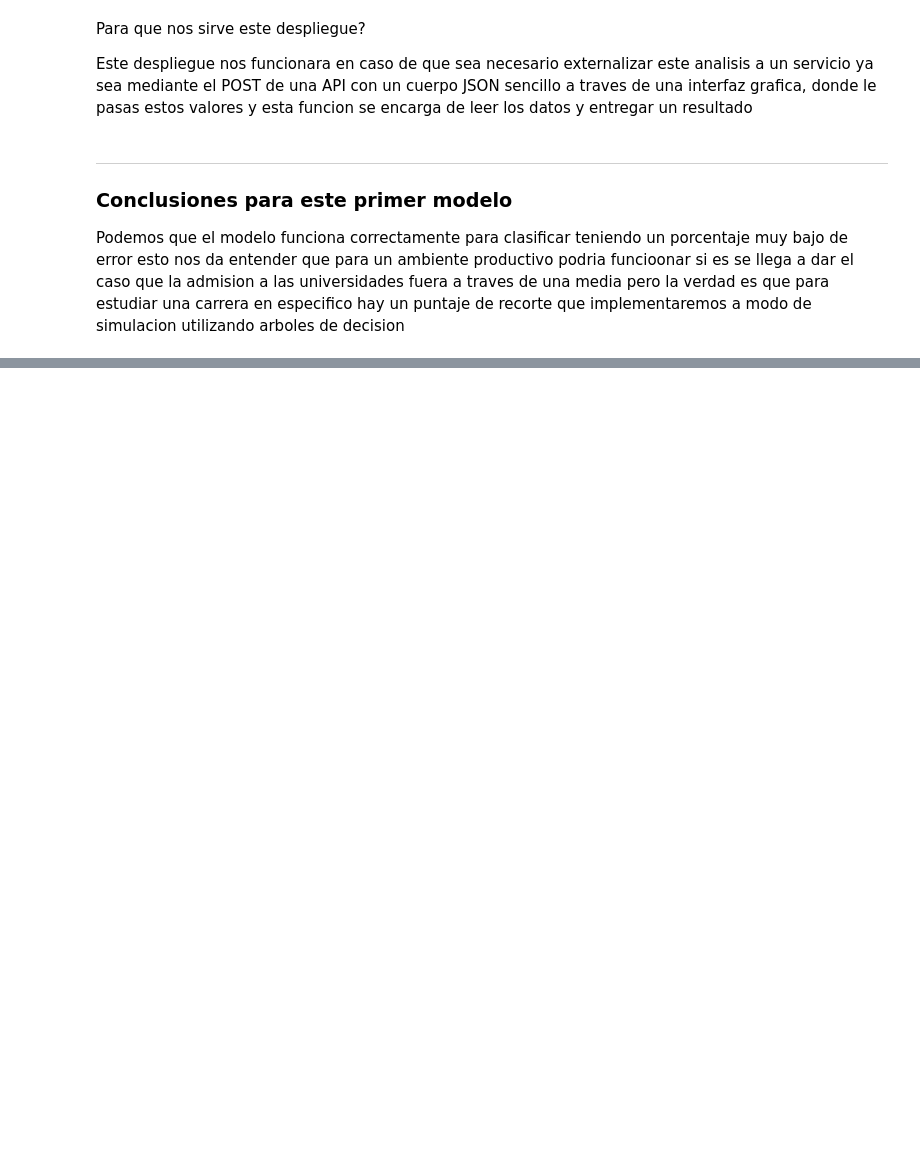
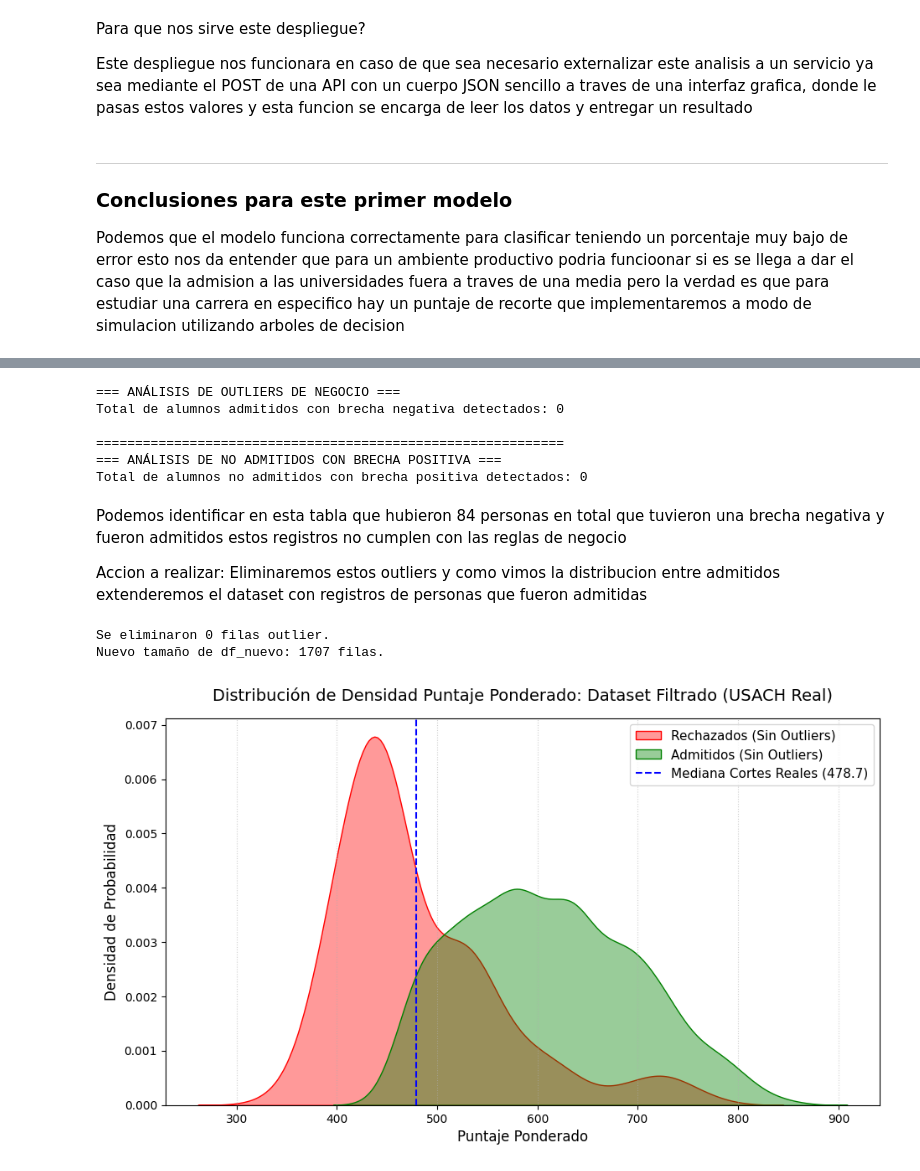
Before and after one commit to Ruhtenio/Mineria_Datos002D, a Jupyter notebook: proyecto_base_mineria.ipynb, the cells around one changed output, grey strips where cells are left out. Saved outputs shown, nothing was run; the diff lists cells and outputs as text; code cells hidden in the pictures; blank space fills up the shorter version.

```diff
--- a/proyecto_base_mineria.ipynb
+++ b/proyecto_base_mineria.ipynb
@@ -790,0 +786,2 @@ La inclusión de variables realistas como `puntaje_corte` y `brecha_puntaje` en
+# %%
+df_nuevo = df_nuevo.drop(columns=['paes'])
@@ -790,0 +799,59 @@ La inclusión de variables realistas como `puntaje_corte` y `brecha_puntaje` en
+# %%
+# Aislar los outliers de negocio: Admitidos con brecha negativa
+outliers_infiltrados = df_nuevo[(df_nuevo['admit'] == 1) & (df_nuevo['brecha_puntaje'] < 0)]
+
+print(f"=== ANÁLISIS DE OUTLIERS DE NEGOCIO ===")
+print(f"Total de alumnos admitidos con brecha negativa detectados: {len(outliers_infiltrados)}")
+
+# Aislar los casos donde NO fueron admitidos pero tenían brecha positiva
+outliers_no_admitidos = df_nuevo[(df_nuevo['admit'] == 0) & (df_nuevo['brecha_puntaje'] >= 0)]
+
+print("\n" + "=" * 60)
+print(f"=== ANÁLISIS DE NO ADMITIDOS CON BRECHA POSITIVA ===")
+print(f"Total de alumnos no admitidos con brecha positiva detectados: {len(outliers_no_admitidos)}")
+# %% [output]
+=== ANÁLISIS DE OUTLIERS DE NEGOCIO ===
+Total de alumnos admitidos con brecha negativa detectados: 0
+
+============================================================
+=== ANÁLISIS DE NO ADMITIDOS CON BRECHA POSITIVA ===
+Total de alumnos no admitidos con brecha positiva detectados: 0
+# %% [markdown]
+Podemos identificar en esta tabla que hubieron 84 personas en total que tuvieron una brecha negativa y fueron admitidos estos registros no cumplen con las reglas de negocio
+
+Accion a realizar: Eliminaremos estos outliers y como vimos la distribucion entre admitidos extenderemos el dataset con registros de personas que fueron admitidas
+# %%
+# Identificar los índices de los outliers a eliminar
+indices_a_eliminar = outliers_infiltrados.index
+
+# Eliminar las filas correspondientes de df_nuevo
+df_nuevo = df_nuevo.drop(indices_a_eliminar)
+
+print(f"Se eliminaron {len(indices_a_eliminar)} filas outlier.")
+print(f"Nuevo tamaño de df_nuevo: {len(df_nuevo)} filas.")
+# %% [output]
+Se eliminaron 0 filas outlier.
+Nuevo tamaño de df_nuevo: 1707 filas.
+# %%
+import matplotlib.pyplot as plt
+import seaborn as sns
+
+plt.figure(figsize=(11, 6))
+sns.kdeplot(data=df_nuevo[df_nuevo['admit'] == 0], x='puntaje_ponderado', label='Rechazados (Sin Outliers)', fill=True, color='red', alpha=0.4)
+
+sns.kdeplot(data=df_nuevo[df_nuevo['admit'] == 1], x='puntaje_ponderado', label='Admitidos (Sin Outliers)', fill=True, color='green', alpha=0.4)
+
+# 4. Estética y etiquetas del gráfico
+plt.title('Distribución de Densidad Puntaje Ponderado: Dataset Filtrado (USACH Real)', fontsize=14, pad=15)
+plt.xlabel('Puntaje Ponderado', fontsize=12)
+plt.ylabel('Densidad de Probabilidad', fontsize=12)
+
+plt.axvline(x=df_nuevo['puntaje_corte'].median(), color='blue', linestyle='--', label=f"Mediana Cortes Reales ({df_nuevo['puntaje_corte'].median():.1f})")
+
+plt.legend(fontsize=11)
+plt.grid(axis='x', linestyle=':', alpha=0.6)
+
+# 5. Desplegar gráfico
+plt.show()
+# %% [output]
+[figure, added]
```
Also changed, not shown: parts of 105 cells of this notebook.
